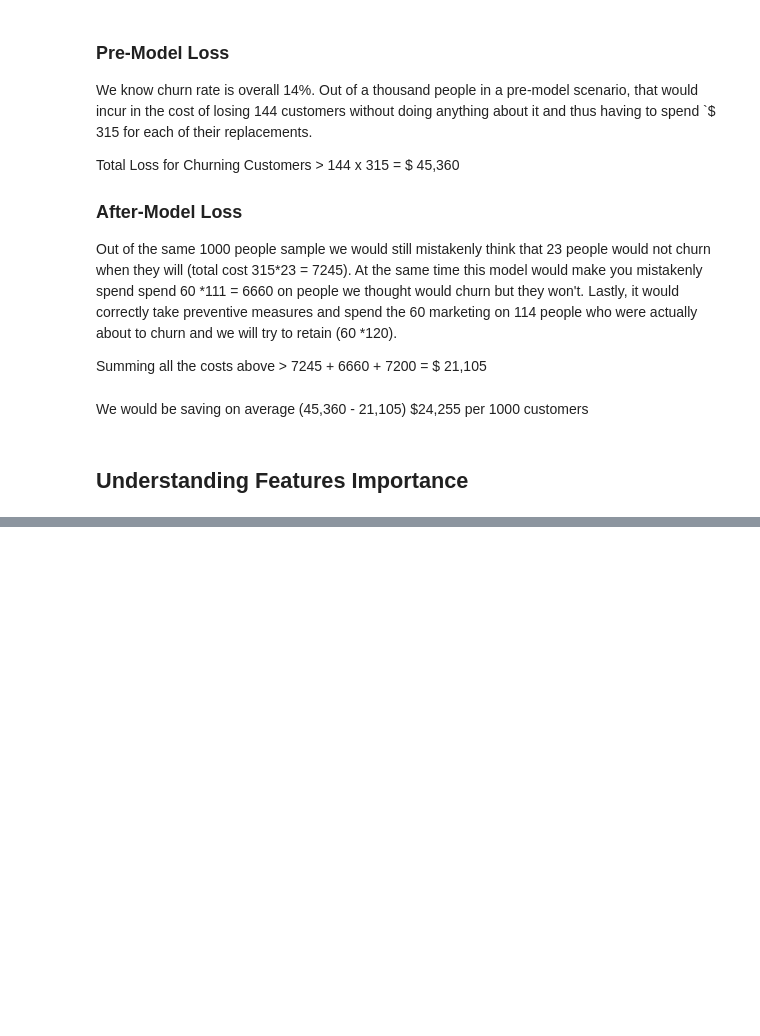
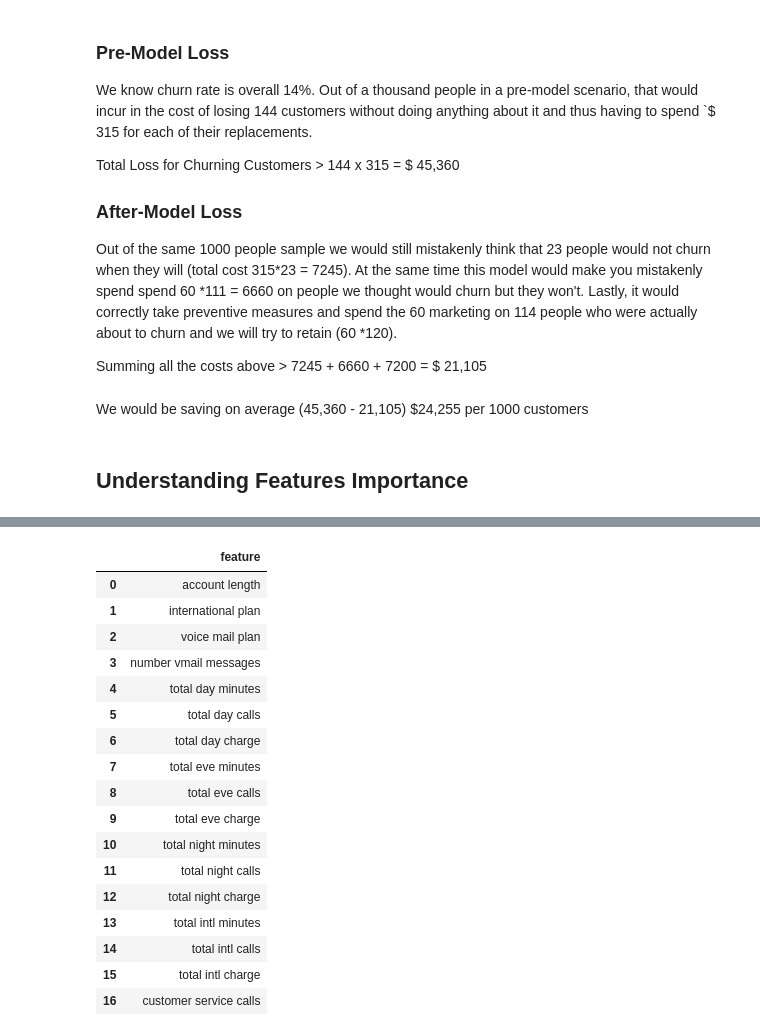
Before and after one commit to Terry1506/Phase-3-Project, a Jupyter notebook: index.ipynb, the cells around one changed output, grey strips where cells are left out. Saved outputs shown, nothing was run; the diff lists cells and outputs as text; code cells hidden in the pictures; blank space fills up the shorter version.

```diff
--- a/index.ipynb
+++ b/index.ipynb
@@ -852,0 +906,26 @@ We would be saving on average (45,360 - 21,105) $24,255 per 1000 customers
+# %%
+# created a dataframe for all the relevant columns names for features
+df_feature_importance = pd.DataFrame(model_tree_f.feature_importances_, columns=['feature importance'])
+df_feature_importance
+
+second_ = pd.DataFrame(x, columns=['feature'])
+second_
+# %% [output]
+|  | feature |
+| 0 | account length |
+| 1 | international plan |
+| 2 | voice mail plan |
+| 3 | number vmail messages |
+| 4 | total day minutes |
+| 5 | total day calls |
+| 6 | total day charge |
+| 7 | total eve minutes |
+| 8 | total eve calls |
+| 9 | total eve charge |
+| 10 | total night minutes |
+| 11 | total night calls |
+| 12 | total night charge |
+| 13 | total intl minutes |
+| 14 | total intl calls |
+| 15 | total intl charge |
+| 16 | customer service calls |
```
Also changed, not shown: parts of 7 cells of this notebook.
